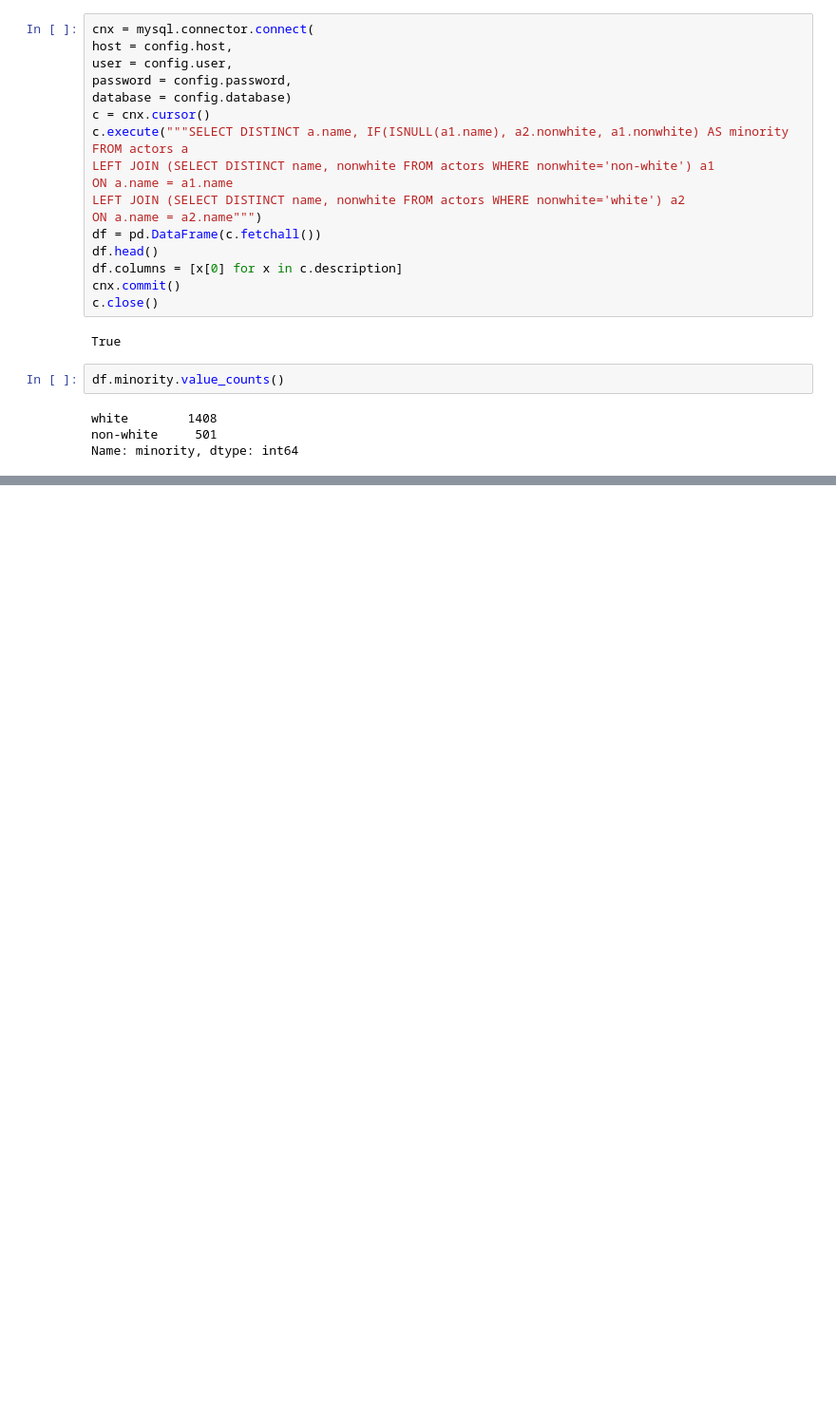
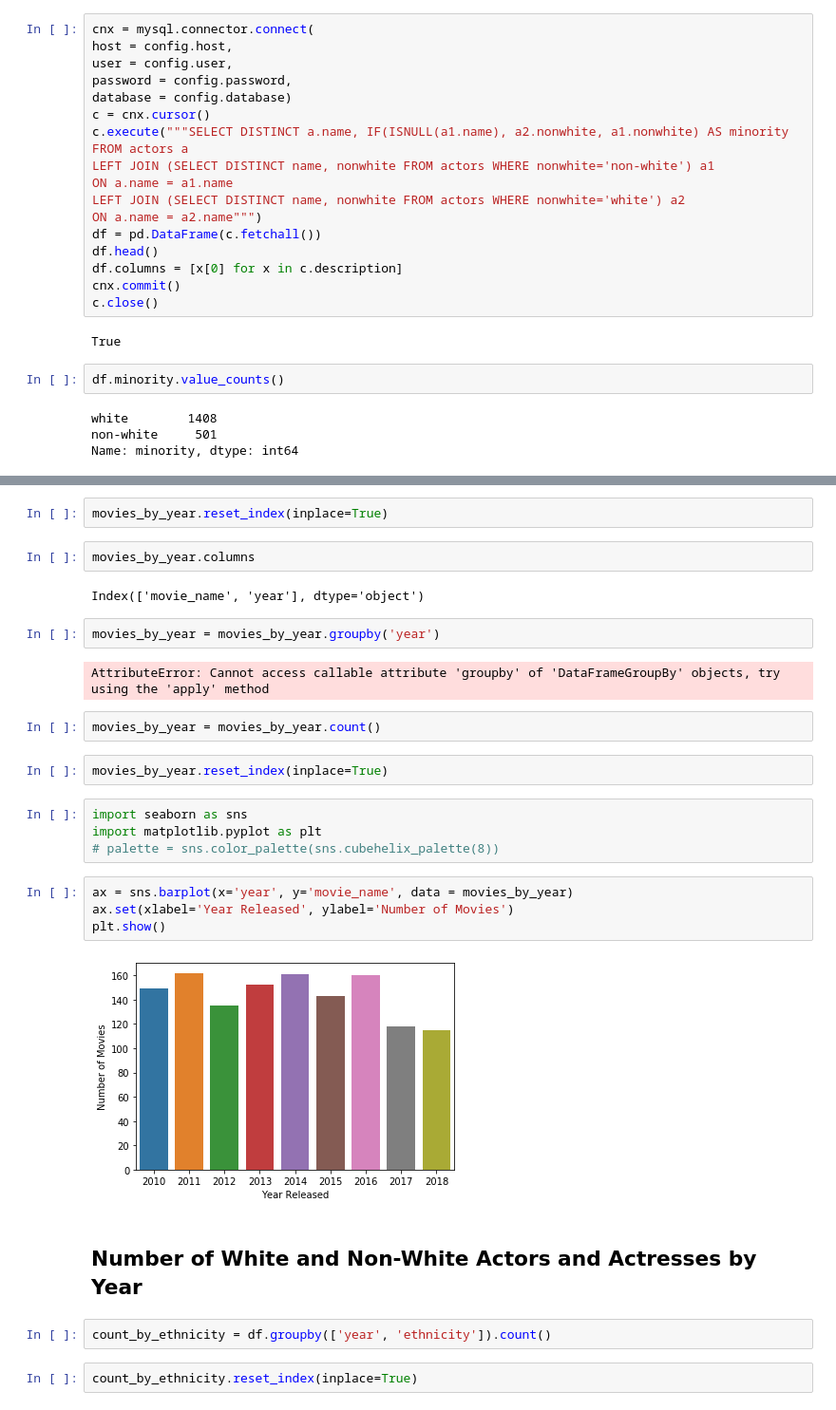
Before and after one commit to kathrinv/minorities-in-movies, a Jupyter notebook: minorities-in-movies-visualizations.ipynb, the cells around one changed output, grey strips where cells are left out. Shown at 95% size. Cells and saved outputs as stored; diff of their text form; blank space fills up the shorter version.

Commit message:
added visualizations

```diff
--- a/minorities-in-movies-visualizations.ipynb
+++ b/minorities-in-movies-visualizations.ipynb
@@ -360,0 +459,30 @@ df.sample(10)
+# %%
+movies_by_year.reset_index(inplace=True)
+# %%
+movies_by_year.columns
+# %% [output]
+Index(['movie_name', 'year'], dtype='object')
+# %%
+movies_by_year = movies_by_year.groupby('year')
+# %% [output]
+AttributeError: Cannot access callable attribute 'groupby' of 'DataFrameGroupBy' objects, try using the 'apply' method
+# %%
+movies_by_year = movies_by_year.count()
+# %%
+movies_by_year.reset_index(inplace=True)
+# %%
+import seaborn as sns
+import matplotlib.pyplot as plt
+# palette = sns.color_palette(sns.cubehelix_palette(8))
+# %%
+ax = sns.barplot(x='year', y='movie_name', data = movies_by_year)
+ax.set(xlabel='Year Released', ylabel='Number of Movies')
+plt.show()
+# %% [output]
+[figure, added]
+# %% [markdown]
+## Number of White and Non-White Actors and Actresses by Year
+# %%
+count_by_ethnicity = df.groupby(['year', 'ethnicity']).count()
+# %%
+count_by_ethnicity.reset_index(inplace=True)
```
Also changed, not shown: parts of 68 cells of this notebook.
